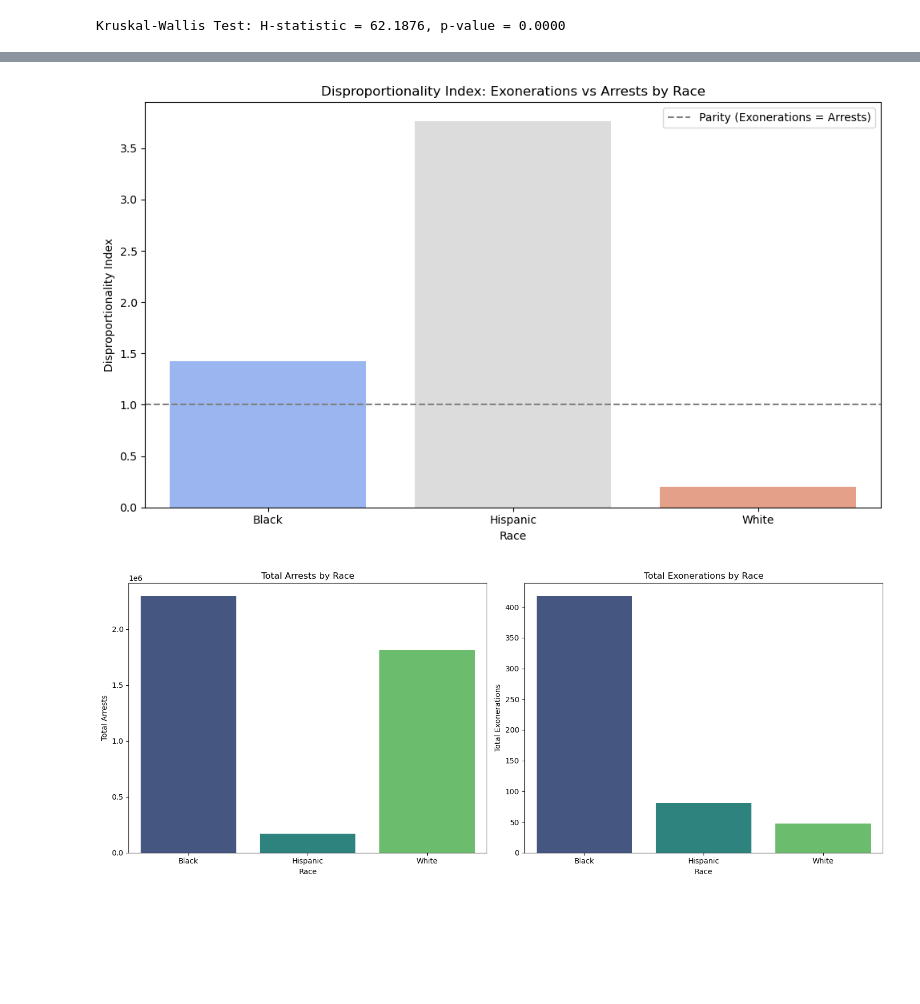
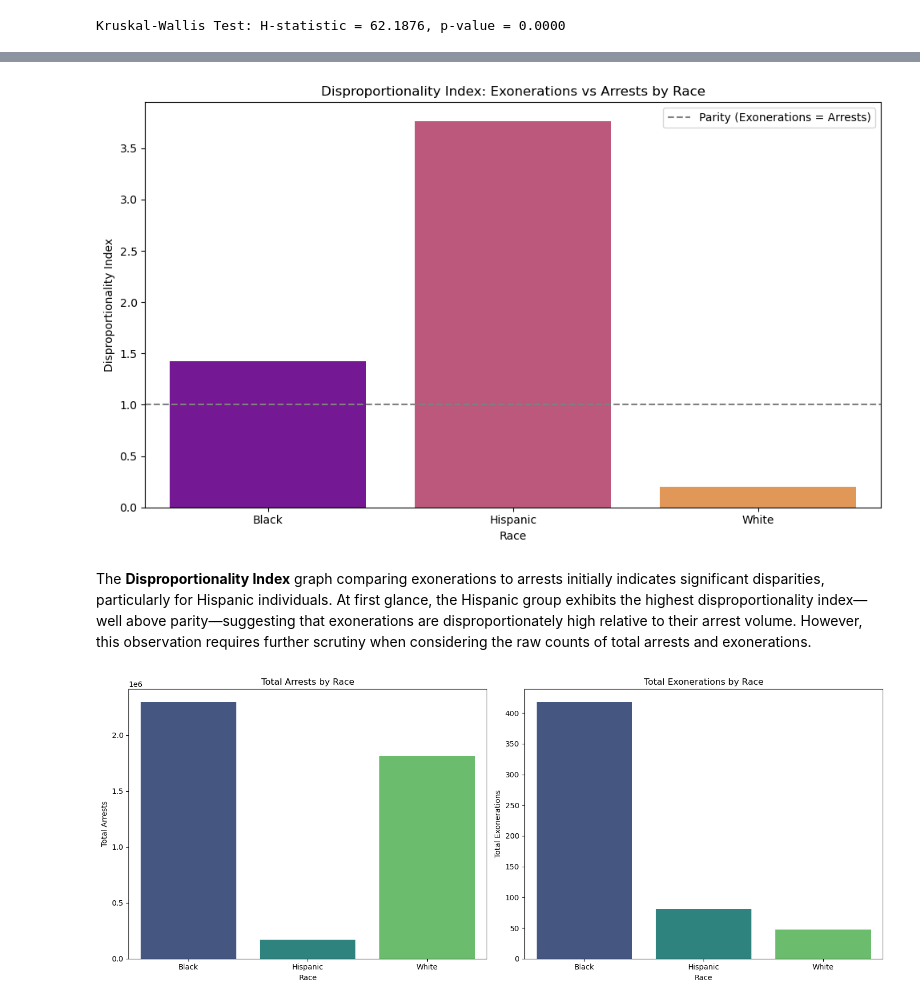
Before and after one commit to courtneyrgreen/dsan5000_final_project, a Jupyter notebook: technical-details/eda/main.ipynb, the cells around one changed output, grey strips where cells are left out. Cells and saved outputs as stored; diff of their text form; code cells hidden in the pictures; blank space fills up the shorter version.

```diff
--- a/technical-details/eda/main.ipynb
+++ b/technical-details/eda/main.ipynb
@@ -631,35 +923,37 @@ merged_exoneree_arrest['total_arrests'] = merged_exoneree_arrest['total_arrests'
 
 # Filter out races that are not relevant (Asian and Native American)
 valid_races = ['White', 'Black', 'Hispanic']
 merged_exoneree_arrest = merged_exoneree_arrest[merged_exoneree_arrest['race'].isin(valid_races)]
 
 # Calculate total arrests and exonerations by race
 total_arrests_by_race = merged_exoneree_arrest.groupby('race')['total_arrests'].sum()
 total_exonerations_by_race = merged_exoneree_arrest.groupby('race')['exonerees'].sum()
 
 # Calculate percentages
 arrest_percent = total_arrests_by_race / total_arrests_by_race.sum() * 100
 exoneration_percent = total_exonerations_by_race / total_exonerations_by_race.sum() * 100
 
 # Calculate disproportionality index
 disproportionality = (exoneration_percent / arrest_percent).fillna(0)
 
 # Convert to DataFrame for plotting
 disproportionality_df = disproportionality.reset_index()
 disproportionality_df.columns = ['race', 'disproportionality_index']
 
 # Plot disproportionality index
 plt.figure(figsize=(10, 6))
-sns.barplot(data=disproportionality_df, x='race', y='disproportionality_index', palette='coolwarm')
+sns.barplot(data=disproportionality_df, x='race', y='disproportionality_index', palette='plasma')
 plt.title("Disproportionality Index: Exonerations vs Arrests by Race")
 plt.xlabel("Race")
 plt.ylabel("Disproportionality Index")
 plt.axhline(1, color='gray', linestyle='--', label="Parity (Exonerations = Arrests)")
 plt.legend()
 plt.tight_layout()
 plt.show()
 # %% [output]
-[figure, old version]
+[figure, new version]
+# %% [markdown]
+The **Disproportionality Index** graph comparing exonerations to arrests initially indicates significant disparities, particularly for Hispanic individuals. At first glance, the Hispanic group exhibits the highest disproportionality index—well above parity—suggesting that exonerations are disproportionately high relative to their arrest volume. However, this observation requires further scrutiny when considering the raw counts of total arrests and exonerations.
 # %%
 # Calculate raw counts for context
 race_counts = merged_exoneree_arrest.groupby('race')[['exonerees', 'total_arrests']].sum().reset_index()
```
Also changed, not shown: parts of 141 cells of this notebook, 2 other files.
